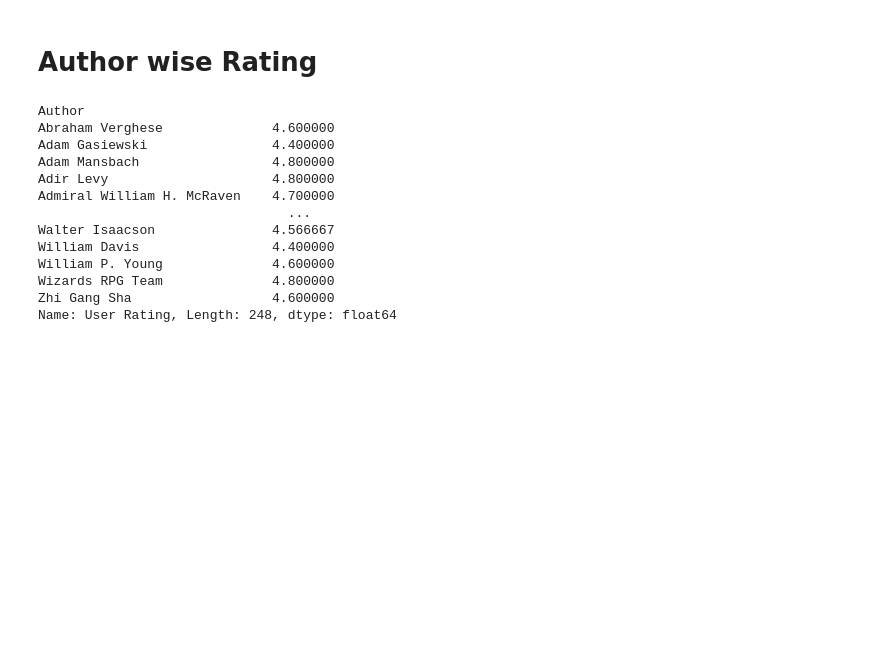
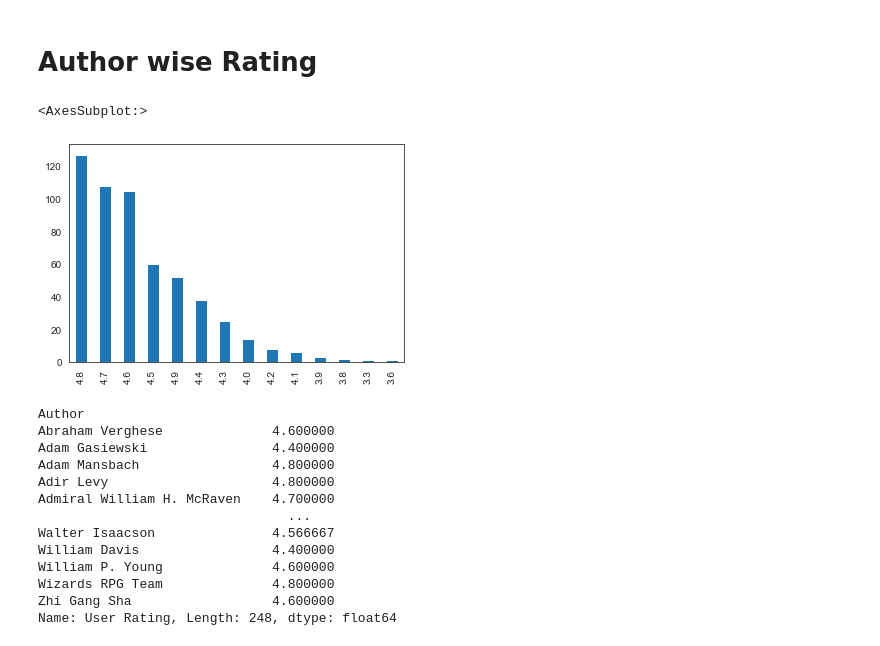
Before and after one commit to kav09/Analysis_of_Best_Selling_Books, a Jupyter notebook: notebook.ipynb, the cells around one changed output. Cells and saved outputs as stored; diff of their text form; code cells hidden in the pictures; blank space fills up the shorter version.

```diff
--- a/notebook.ipynb
+++ b/notebook.ipynb
@@ -261,6 +267,12 @@ Name: Price, Length: 191, dtype: object
 [figure]
 # %% [markdown]
 # Author wise Rating
+# %%
+# Count the rating
+booklist['User Rating'].value_counts().plot(kind = 'bar')
+# %% [output]
+<AxesSubplot:>
+[figure, added]
 # %%
 #auth_rate = booklist[['Author', 'User Rating']].groupby('Author').mean()
 auth_rate = booklist.groupby('Author').mean()['User Rating']
```
Also changed, not shown: parts of 12 cells of this notebook, 7 other files.
